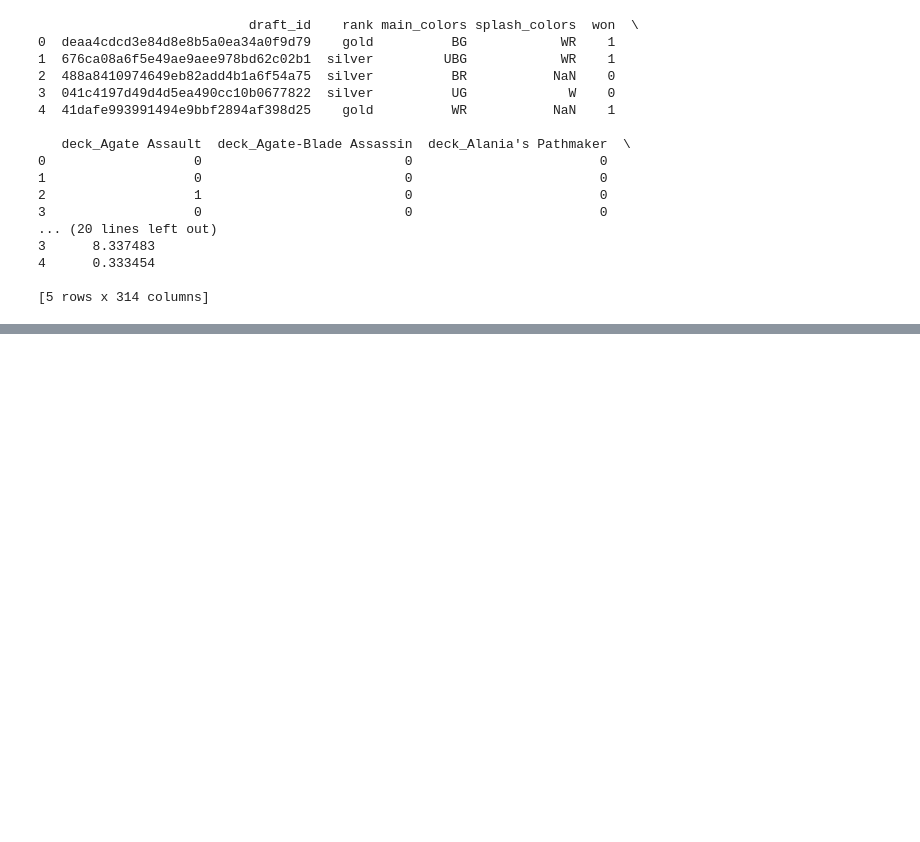
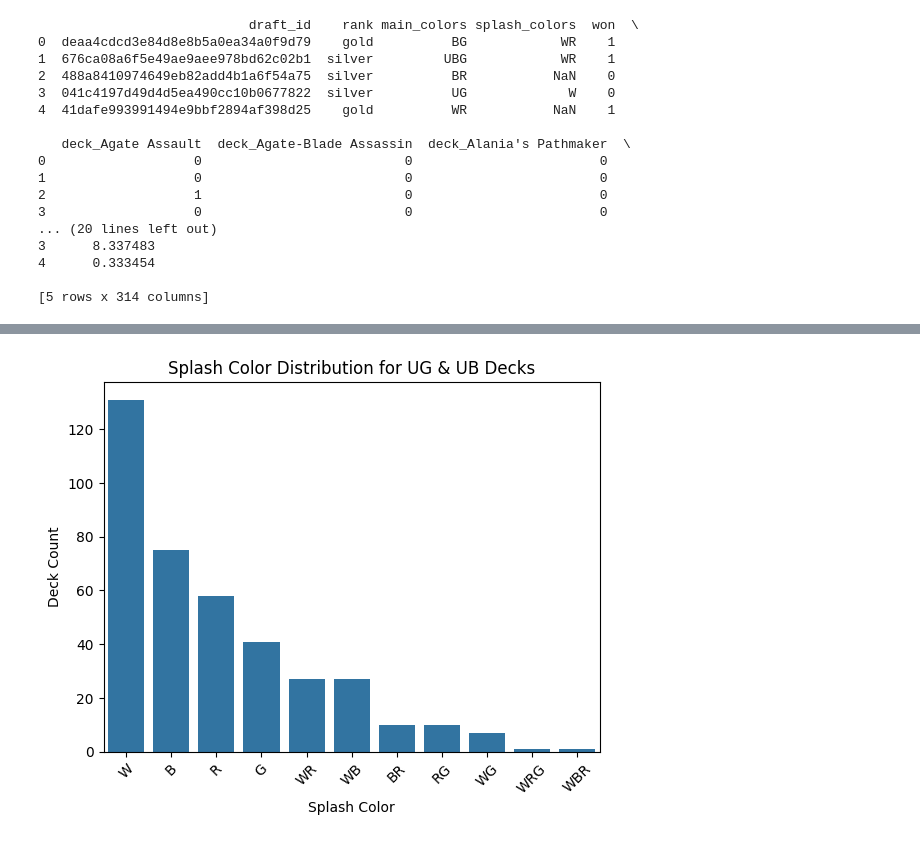
Before and after one commit to pauldennis2/manafest-destiny, a Jupyter notebook: first_10_eda.ipynb, the cells around one changed output, grey strips where cells are left out. Saved outputs shown, nothing was run; the diff lists cells and outputs as text; code cells hidden in the pictures; blank space fills up the shorter version.

```diff
--- a/first_10_eda.ipynb
+++ b/first_10_eda.ipynb
@@ -1648,7 +1650,7 @@ color_cols = ["is_W", "is_U", "is_B", "is_R", "is_G", "is_WU", "is_WB", "is_WR",
 deck_cols = [col for col in selected_games_df.columns if col.startswith("deck_")]
 
 # Final feature list
-features = ["removal_score", "bomb_score", "avg_gp_wr", "deck_synergy"] + cmc_cols + color_cols + deck_cols
+features = ["removal_score", "bomb_score", "avg_gp_wr"] + cmc_cols + color_cols + deck_cols
 
 # Extract only these columns
 X = selected_games_df[features]
@@ -1835,2 +1863,14 @@ ImportError: DLL load failed while importing _pywrap_tensorflow_internal: A dyna
 # %%
 selected_games_df.to_csv("selected_games_sample.csv", sep=";", index=False)
+# %%
+best_hps = tuner.get_best_hyperparameters(num_trials=5)
+
+for i, hp in enumerate(best_hps):
+    print(f"Trial {i+1}:")
+    print(f"  Scaling: {hp.get('scaling')}")
+    print(f"  Activation: {hp.get('activation')}")
+    print(f"  L2 Regularization: {hp.get('l2')}")
+    print(f"  Dropout Rate: {hp.get('dropout')}")
+    print(f"  Optimizer: {hp.get('optimizer')}")
+    #print(f"  Batch Size: {hp.get('batch_size')}")
+    print("-" * 40)
@@ -1836,0 +1934,3 @@ selected_games_df.to_csv("selected_games_sample.csv", sep=";", index=False)
+# %%
+decks2c_df = selected_games_df[selected_games_df["main_colors"].apply(lambda x: len(x) == 2)].copy()
+decks2c_df['main_colors'].value_counts()
@@ -1836,0 +1950,11 @@ selected_games_df.to_csv("selected_games_sample.csv", sep=";", index=False)
+# %%
+cmc_cols = [f"cmc_{i}" for i in range(7)]
+deck_cols = [col for col in decks2c_df.columns if col.startswith("deck_")]
+
+cluster_features = cmc_cols + deck_cols
+
+from sklearn.cluster import KMeans
+
+num_clusters = 10
+kmeans = KMeans(n_clusters=num_clusters, random_state=42)
+decks2c_df["cluster"] = kmeans.fit_predict(decks2c_df[cluster_features])
@@ -1836,0 +1984,18 @@ selected_games_df.to_csv("selected_games_sample.csv", sep=";", index=False)
+# %%
+ug_ub_decks = decks2c_df[decks2c_df["main_colors"].isin(["UG", "UB"])]
+
+# Count occurrences of each splash color
+splash_counts = ug_ub_decks["splash_colors"].value_counts().reset_index()
+splash_counts.columns = ["splash_color", "count"]
+
+import seaborn as sns
+import matplotlib.pyplot as plt
+
+sns.barplot(x=splash_counts["splash_color"], y=splash_counts["count"])
+plt.title("Splash Color Distribution for UG & UB Decks")
+plt.xlabel("Splash Color")
+plt.ylabel("Deck Count")
+plt.xticks(rotation=45)  # Rotate for readability
+plt.show()
+# %% [output]
+[figure, added]
```
Also changed, not shown: parts of 10 cells of this notebook.
